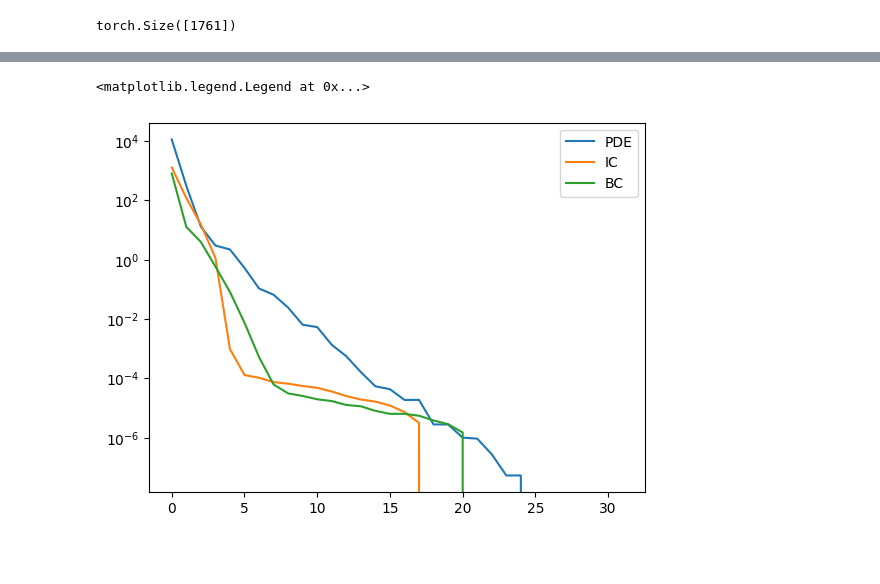
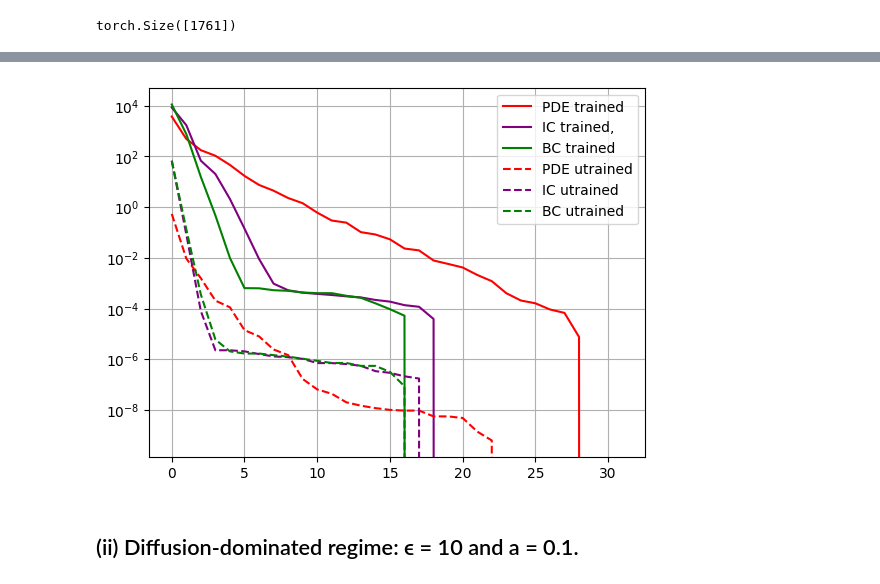
Before and after one commit to Mafaz03/Deep-Learning-in-Mechanics, a Jupyter notebook: advection-diffusion.ipynb, the cells around one changed output, grey strips where cells are left out. Drawn from its saved outputs; the diff is of its cells as text; code cells hidden in the pictures; blank space fills up the shorter version.

```diff
--- a/advection-diffusion.ipynb
+++ b/advection-diffusion.ipynb
@@ -360,31 +399,60 @@ inference(domain = torch.tensor([[-2, 2], [0, 3]]),
 # %%
+u_predictor_model_untrained = NN(input_dim = 2, output_dim = 1, layers = 8, neurons = 128)
+
+K_pde_untrained = compute_ntk(
+    u_predictor_model_untrained,
+    interior_data[:100],
+    lambda m, x: get_interior_residual(m, x, a=0.1, epsilon=0)
+)
+
+K_ic_untrained = compute_ntk(
+    u_predictor_model_untrained,
+    IC_data[:100],
+    lambda m, x: m(x)
+)
+
+K_bc_untrained = compute_ntk(
+    u_predictor_model_untrained,
+    BC_data[0][:100],
+    lambda m, x: m(x)
+)
+
+eig_pde_untrained = get_eigenvalues(K_pde_untrained)
+eig_ic_untrained = get_eigenvalues(K_ic_untrained)
+eig_bc_untrained = get_eigenvalues(K_bc_untrained)
+
 
 K_pde = compute_ntk(
-    u_predictor_model,
+    u_predictor_model_a_01,
     interior_data[:100],
     lambda m, x: get_interior_residual(m, x, a=0.1, epsilon=0)
 )
 
 K_ic = compute_ntk(
-    u_predictor_model,
+    u_predictor_model_a_01,
     IC_data[:100],
     lambda m, x: m(x)
 )
 
 K_bc = compute_ntk(
-    u_predictor_model,
+    u_predictor_model_a_01,
     BC_data[0][:100],
     lambda m, x: m(x)
 )
 
 eig_pde = get_eigenvalues(K_pde)
 eig_ic = get_eigenvalues(K_ic)
 eig_bc = get_eigenvalues(K_bc)
 
-plt.semilogy(eig_pde.numpy(), label="PDE")
-plt.semilogy(eig_ic.numpy(), label="IC")
-plt.semilogy(eig_bc.numpy(), label="BC")
+plt.semilogy(eig_pde.numpy(), label="PDE trained", color = "red")
+plt.semilogy(eig_ic.numpy(), label="IC trained,", color = "purple")
+plt.semilogy(eig_bc.numpy(), label="BC trained", color = "green")
+plt.semilogy(eig_pde_untrained.numpy(), label="PDE utrained", linestyle = "--", color = "red")
+plt.semilogy(eig_ic_untrained.numpy(), label="IC utrained", linestyle = "--", color = "purple")
+plt.semilogy(eig_bc_untrained.numpy(), label="BC utrained", linestyle = "--", color = "green")
 plt.legend()
+plt.grid()
 # %% [output]
-<matplotlib.legend.Legend at 0x...>
-[figure, old version]
+[figure, new version]
+# %% [markdown]
+## (ii) Diffusion-dominated regime: ϵ = 10 and a = 0.1.
```
Also changed, not shown: parts of 10 cells of this notebook, 3 other files.
